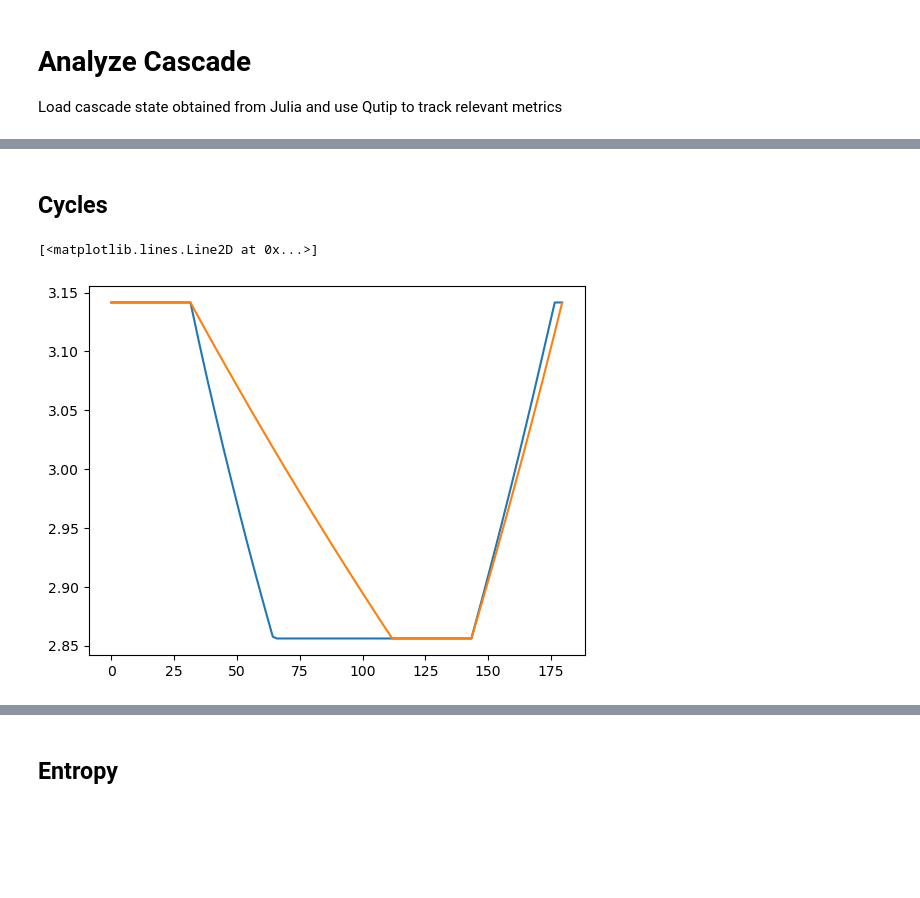
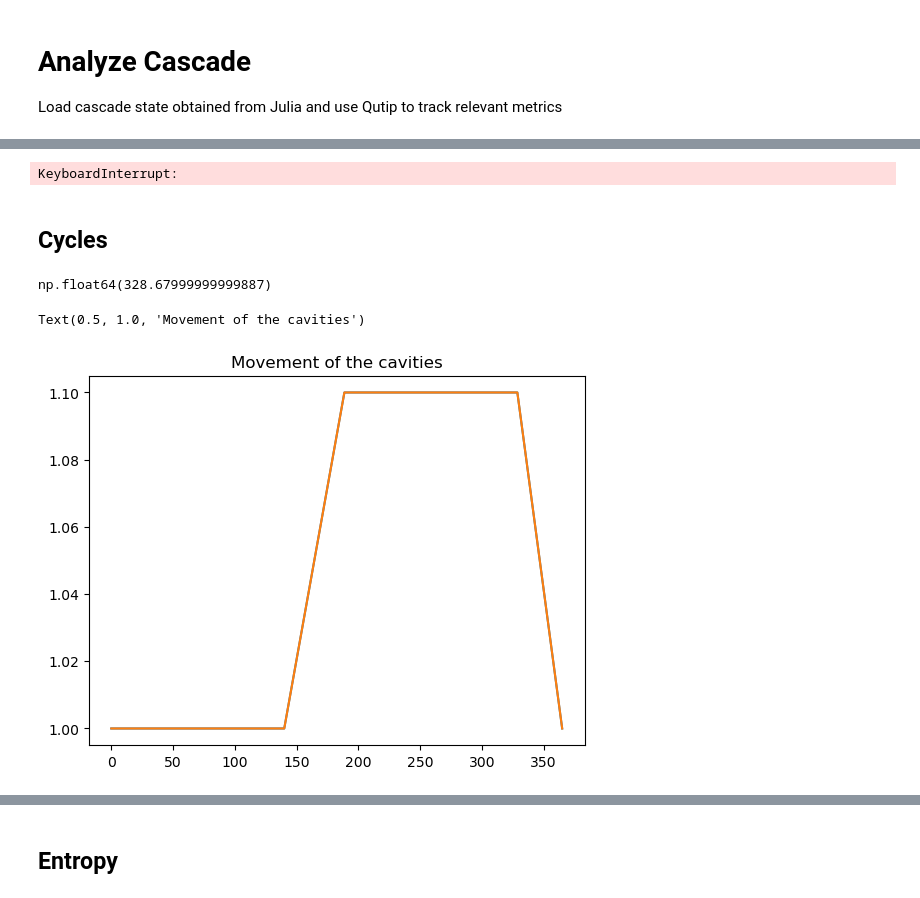
Before and after one commit to fedesss98/phaseonium-thermodynamics, a Jupyter notebook: julia/08-analyze-cascade-py.ipynb, the cells around one changed output, grey strips where cells are left out. Drawn from its saved outputs; the diff is of its cells as text; code cells hidden in the pictures; blank space fills up the shorter version.

```diff
--- a/julia/08-analyze-cascade-py.ipynb
+++ b/julia/08-analyze-cascade-py.ipynb
@@ -66,29 +86,63 @@ sampling_times = np.array([x for l in samplings_times for x in l])
 # %%
+c1_lenghts = [alpha / f for f in cavities_evolution["c1"]]
+c2_lenghts = [alpha / f for f in cavities_evolution["c2"]]
+energy = []
+energy1 = []
+energy2 = []
 entropy = []
 entropy1 = []
 entropy2 = []
 mutinf = []
 concurrence = []
 
-dims = np.sqrt(system_evolution["1"].shape[0])
+dims = NDIMS
+s_evolution = []
 s1_evolution = []
 s2_evolution = []
+h_evolution = []
 
 for timestep in samplings:
-    qobj = Qobj(system_evolution[timestep], dims=[[dims,dims], [dims,dims]])
-    s1 = qobj.ptrace(1)
-    s2 = qobj.ptrace(0)
+    s_evolution.append(
+        Qobj(system_evolution[timestep], dims=[[dims,dims], [dims,dims]]))
+
+for t, rho in enumerate(s_evolution):
+    s1:Qobj = rho.ptrace(1)
+    s2:Qobj = rho.ptrace(0)
     s1_evolution.append(s1)
     s2_evolution.append(s2)
-    entropy.append(qt.entropy_vn(qobj))
+
+    f1:float = cavities_evolution["c1"][t]
+    f2:float = cavities_evolution["c2"][t]
+    # Hamiltonian
+    h1 = Qobj(0.5 * f1 * np.diag(np.arange(1, dims + 1)))
+    h2 = Qobj(0.5 * f2 * np.diag(np.arange(1, dims + 1)))
+    h = qt.tensor(h1, h2)
+    h_evolution.append(h)
+
+    # Observables
+    energy.append(avg_energy(rho, h))
+    energy1.append(avg_energy(s1, h1))
+    energy2.append(avg_energy(s2, h2))
+    entropy.append(qt.entropy_vn(rho))
     entropy1.append(qt.entropy_vn(s1))
     entropy2.append(qt.entropy_vn(s2))
-    mutinf.append(qt.entropy_mutual(qobj, 0, 1))
+    mutinf.append(qt.entropy_mutual(rho, 0, 1))
+
+    if t % 50 == 0:
+        print(f"Timestep {t}")
+# %% [output]
+KeyboardInterrupt:
 # %% [markdown]
 ## Cycles
+# %%
+cavities_evolution["c1"]
+thirdstroke_t
+# %% [output]
+np.float64(328.67999999999887)
 # %%
-plt.plot(sampling_times, cavities_evolution["c1"])
-plt.plot(sampling_times, cavities_evolution["c2"])
+plt.plot(sampling_times, c1_lenghts)
+plt.plot(sampling_times, c2_lenghts)
+plt.title("Movement of the cavities")
 # %% [output]
-[<matplotlib.lines.Line2D at 0x...>]
+Text(0.5, 1.0, 'Movement of the cavities')
-[figure, old version]
+[figure, new version]
```
Also changed, not shown: parts of 14 cells of this notebook, 41 other files.
